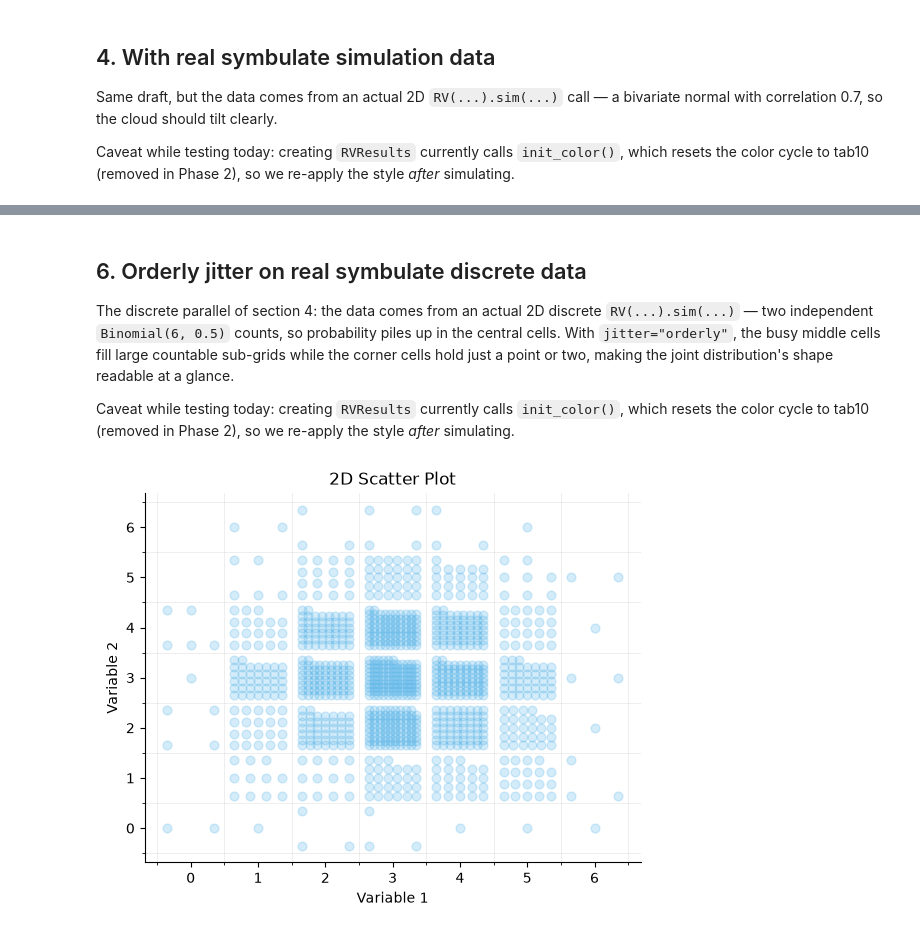
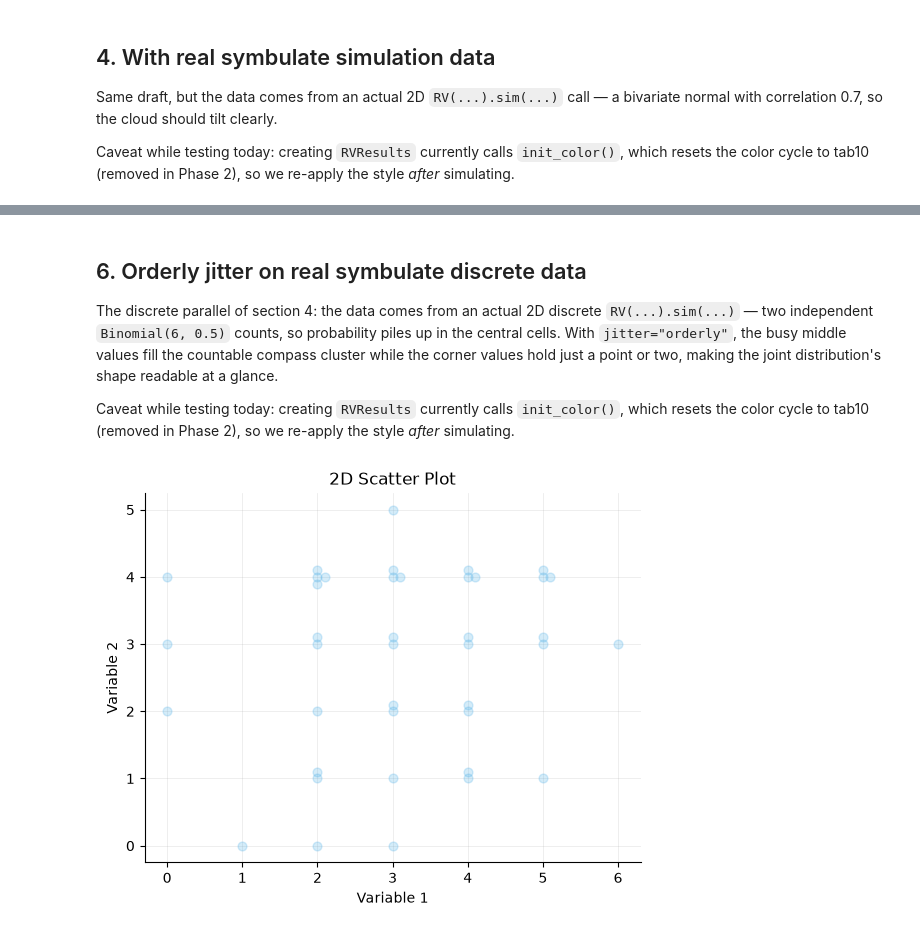
Before and after one commit to calpoly-symbulate/symbulate, a Jupyter notebook: team/new_graphics/new_graphics_demos/scatter_demo.ipynb, the cells around one changed output, grey strips where cells are left out. Cells and saved outputs as stored; diff of their text form; code cells hidden in the pictures.

Commit message:
fixed orderly scatter plot to go compasswise and added grid lines

```diff
--- a/team/new_graphics/new_graphics_demos/scatter_demo.ipynb
+++ b/team/new_graphics/new_graphics_demos/scatter_demo.ipynb
@@ -164,8 +170,8 @@ plt.show()
 
 The discrete parallel of section 4: the data comes from an actual 2D discrete
 `RV(...).sim(...)` — two independent `Binomial(6, 0.5)` counts, so probability
-piles up in the central cells. With `jitter="orderly"`, the busy middle cells
-fill large countable sub-grids while the corner cells hold just a point or two,
+piles up in the central cells. With `jitter="orderly"`, the busy middle values
+fill the countable compass cluster while the corner values hold just a point or two,
 making the joint distribution's shape readable at a glance.
 
 Caveat while testing today: creating `RVResults` currently calls `init_color()`,
@@ -174,17 +180,17 @@ style *after* simulating.
 # %%
 from symbulate import RV, Binomial
 
 # Two independent Binomial(6, 0.5) counts -> a 2D discrete simulation.
-disc_sims = RV(Binomial(6, 0.5) ** 2).sim(1000)
+disc_sims = RV(Binomial(6, 0.5) ** 2).sim(40)
 disc = np.asarray(disc_sims.results)
 
 plt.style.use(STYLE_PATH)  # re-apply: RVResults resets the color cycle to tab10
 
 ax = plt.gca()
 make_scatter(disc[:, 0], disc[:, 1], ax, get_next_color(ax), jitter="orderly")
 plt.show()
 # %% [output]
-[figure, old version]
+[figure, new version]
 # %% [markdown]
 ## Verification checklist
 
```
Also changed, not shown: parts of 8 cells of this notebook, 5 other files.
